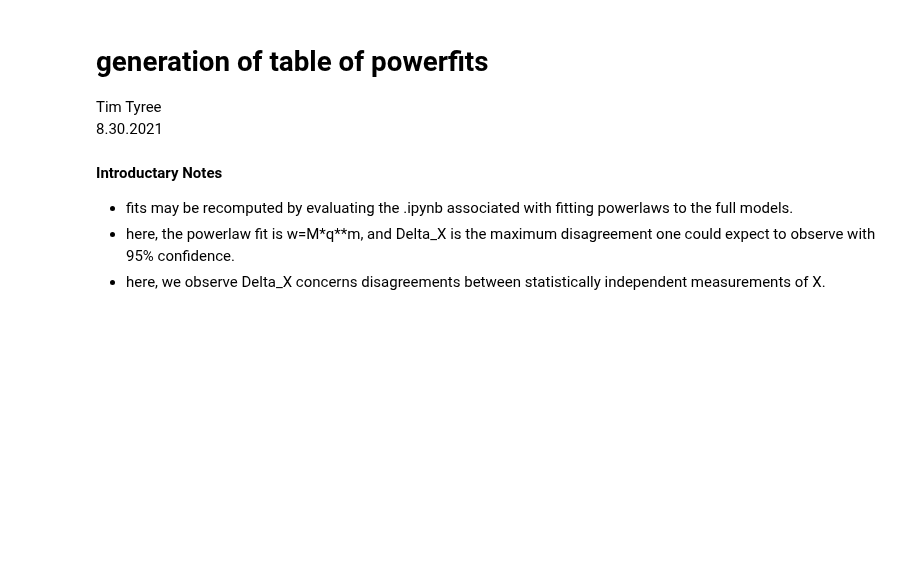
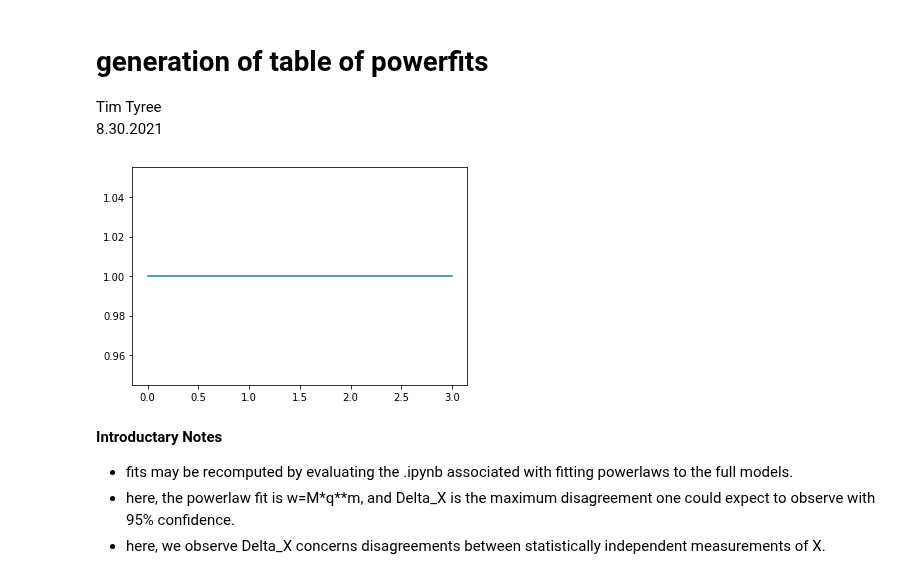
Before and after one commit to timtyree/bgmc, a Jupyter notebook: python/generation of table of powerfits.ipynb, the cells around one changed output. Drawn from its saved outputs; the diff is of its cells as text; code cells hidden in the pictures; blank space fills up the shorter version.

```diff
--- a/python/generation of table of powerfits.ipynb
+++ b/python/generation of table of powerfits.ipynb
@@ -23,10 +23,14 @@ if darkmode:
     from jupyterthemes import jtplot
     jtplot.style(theme='monokai', context='notebook', ticks=True, grid=False)
 # %%
+plt.plot([1]*4)
+plt.show()
 #reset matplotlib settings
 import matplotlib as mpl
 sns.reset_orig()
 mpl.rc_file_defaults()
+# %% [output]
+[figure, added]
 # %% [markdown]
 __Introductary Notes__
 - fits may be recomputed by evaluating the .ipynb associated with fitting powerlaws to the full models.
```
Also changed, not shown: parts of 10 cells of this notebook, 4 other files.
